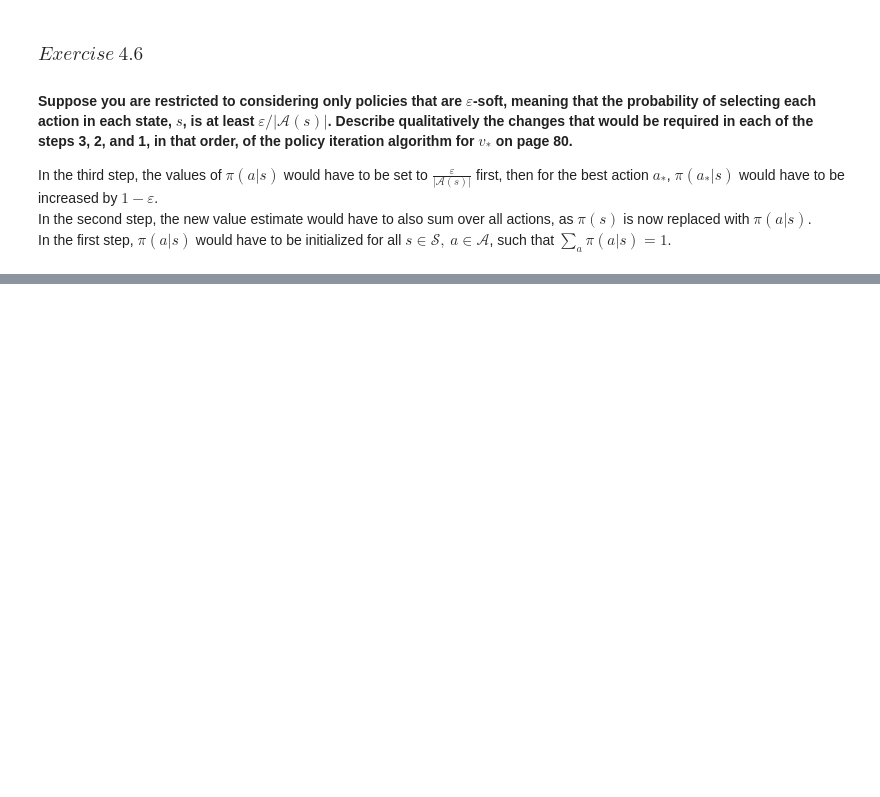
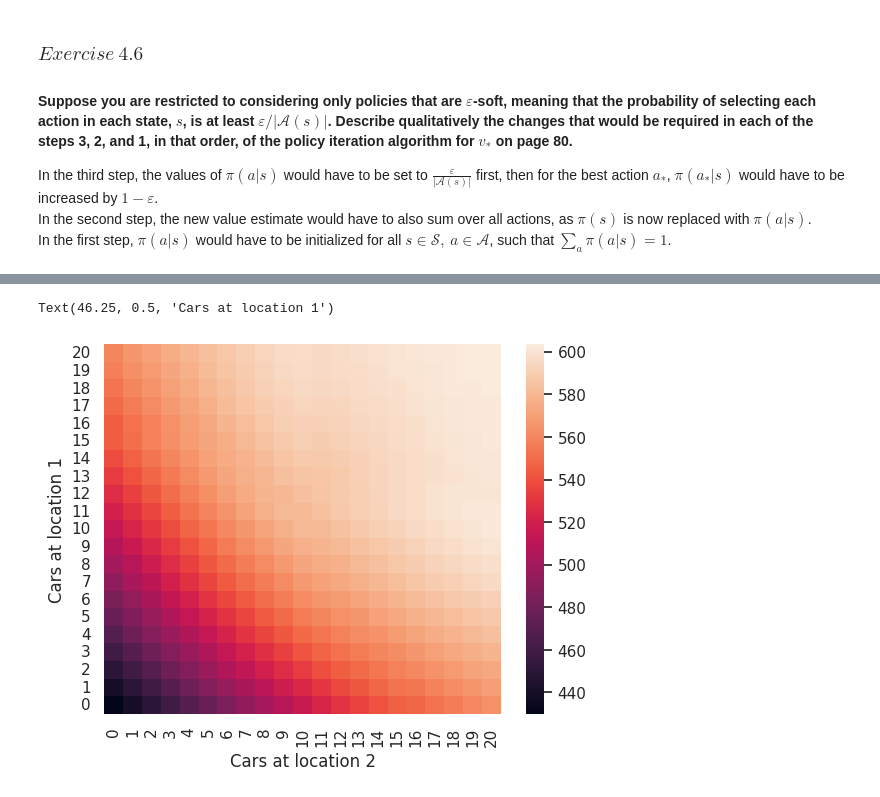
Before and after one commit to Fittiboy/journey, a Jupyter notebook: 6.1 - Dynamic Programming.ipynb, the cells around one changed output, grey strips where cells are left out. Saved outputs shown, nothing was run; the diff lists cells and outputs as text; code cells hidden in the pictures; blank space fills up the shorter version.

```diff
--- a/6.1 - Dynamic Programming.ipynb
+++ b/6.1 - Dynamic Programming.ipynb
@@ -124,0 +342,9 @@ TO DO
+# %%
+visual_values = iterator.values.reshape((21, 21))
+f, ax = plt.subplots()
+sns.heatmap(visual_values, ax=ax).invert_yaxis()
+ax.set_xlabel("Cars at location 2")
+ax.set_ylabel("Cars at location 1")
+# %% [output]
+Text(46.25, 0.5, 'Cars at location 1')
+[figure, added]
```
Also changed, not shown: parts of 12 cells of this notebook, 5 other files.
